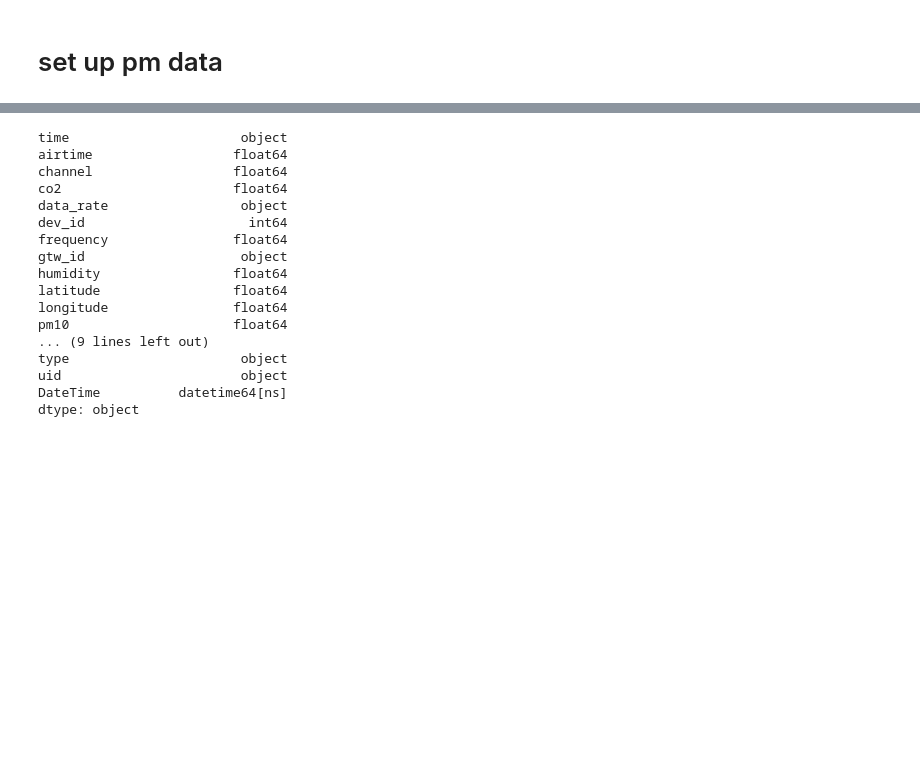
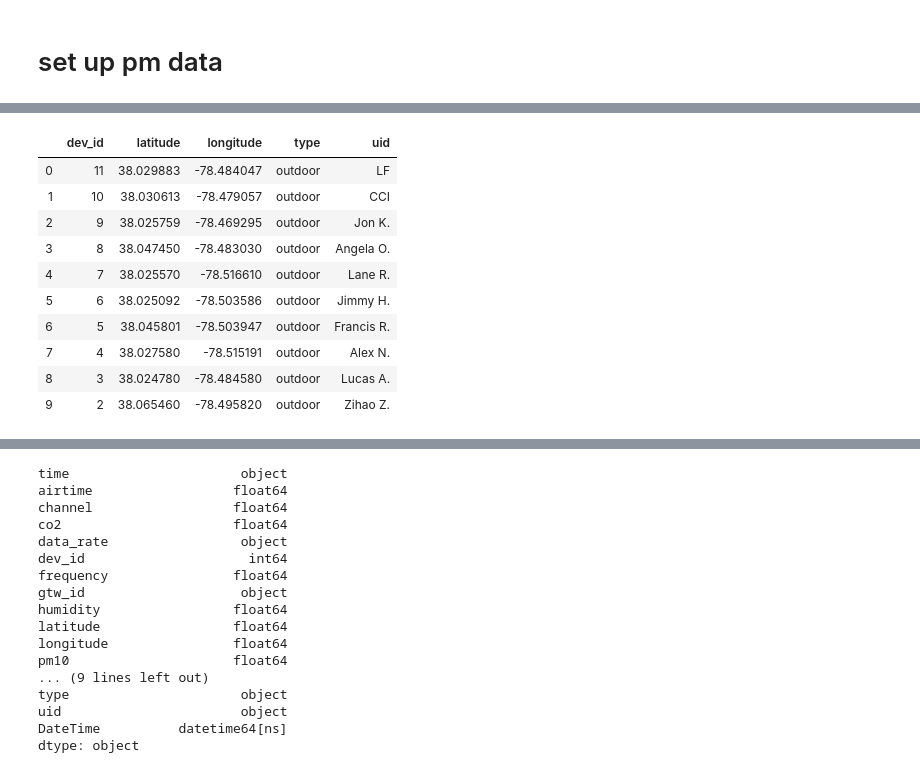
Before and after one commit to thejimster82/CvilleAQ, a Jupyter notebook: code/weather_plus_pm.ipynb, the cells around one changed output, grey strips where cells are left out. Cells and saved outputs as stored; diff of their text form; code cells hidden in the pictures; blank space fills up the shorter version.

```diff
--- a/code/weather_plus_pm.ipynb
+++ b/code/weather_plus_pm.ipynb
@@ -33,0 +20,19 @@ Name: time, dtype: object
+# %%
+coords = client.query("select * from coords", database="sensenet_coords")
+userData = coords['coords']
+userData = userData.reset_index(drop=True)
+userData=userData.rename(columns={"box":"dev_id"})
+userData.dev_id=[(int)(x.split('x')[-1]) for x in userData.dev_id]
+userData
+# %% [output]
+|  | dev_id | latitude | longitude | type | uid |
+| 0 | 11 | 38.029883 | -78.484047 | outdoor | LF |
+| 1 | 10 | 38.030613 | -78.479057 | outdoor | CCI |
+| 2 | 9 | 38.025759 | -78.469295 | outdoor | Jon K. |
+| 3 | 8 | 38.047450 | -78.483030 | outdoor | Angela O. |
+| 4 | 7 | 38.025570 | -78.516610 | outdoor | Lane R. |
+| 5 | 6 | 38.025092 | -78.503586 | outdoor | Jimmy H. |
+| 6 | 5 | 38.045801 | -78.503947 | outdoor | Francis R. |
+| 7 | 4 | 38.027580 | -78.515191 | outdoor | Alex N. |
+| 8 | 3 | 38.024780 | -78.484580 | outdoor | Lucas A. |
+| 9 | 2 | 38.065460 | -78.495820 | outdoor | Zihao Z. |
```
Also changed, not shown: parts of 9 cells of this notebook, 2 other files.
